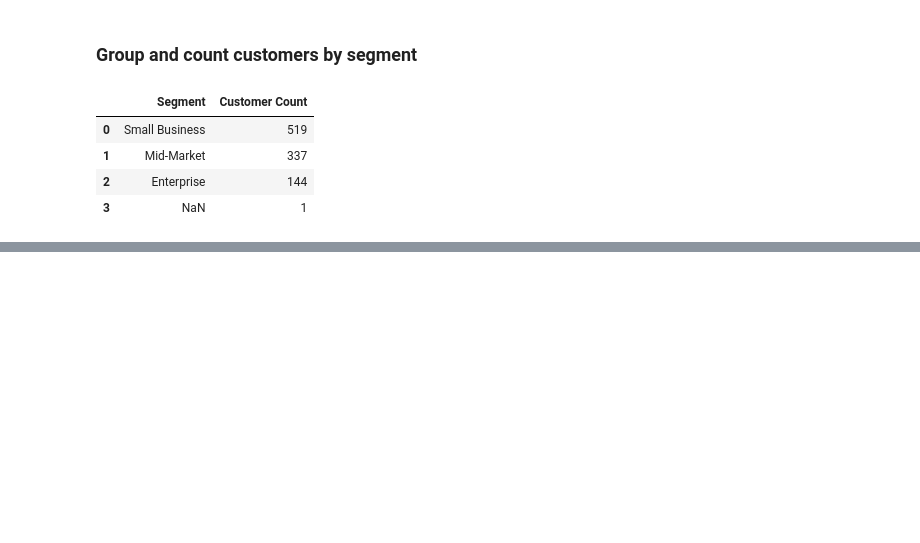
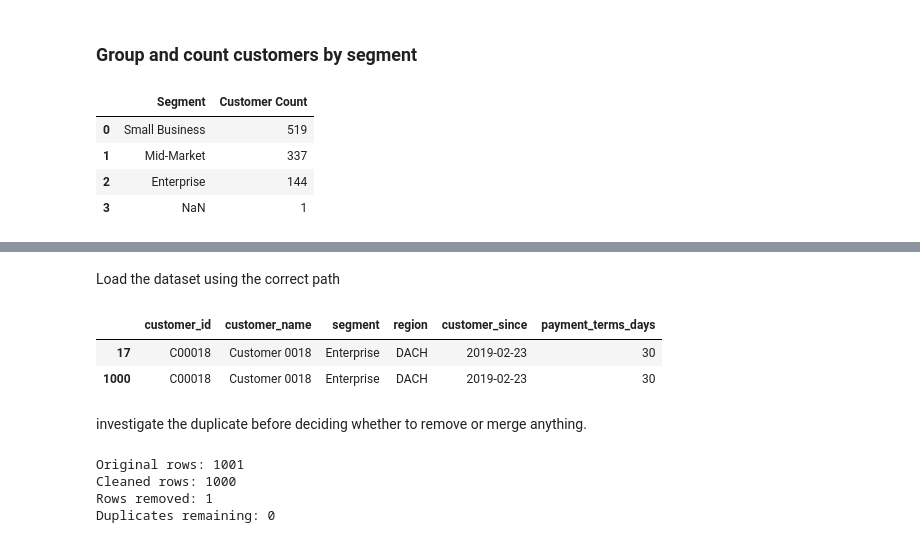
Before and after one commit to NaziaUrmi/Customer_Payments_Analytics, a Jupyter notebook: notebooks/Project_1_0.ipynb, the cells around one changed output, grey strips where cells are left out. Saved outputs shown, nothing was run; the diff lists cells and outputs as text; code cells hidden in the pictures; blank space fills up the shorter version.

```diff
--- a/notebooks/Project_1_0.ipynb
+++ b/notebooks/Project_1_0.ipynb
@@ -107,0 +134,26 @@ display(segment_counts)
+# %% [markdown]
+Load the dataset using the correct path
+# %%
+duplicate_rows = customers[
+    customers.duplicated(subset="customer_id", keep=False)
+].sort_values("customer_id")
+
+display(duplicate_rows)
+# %% [output]
+|  | customer_id | customer_name | segment | region | customer_since | payment_terms_days |
+| 17 | C00018 | Customer 0018 | Enterprise | DACH | 2019-02-23 | 30 |
+| 1000 | C00018 | Customer 0018 | Enterprise | DACH | 2019-02-23 | 30 |
+# %% [markdown]
+investigate the duplicate before deciding whether to remove or merge anything.
+# %%
+customers_clean = customers.drop_duplicates().copy()
+
+print("Original rows:", len(customers))
+print("Cleaned rows:", len(customers_clean))
+print("Rows removed:", len(customers) - len(customers_clean))
+print("Duplicates remaining:", customers_clean.duplicated().sum())
+# %% [output]
+Original rows: 1001
+Cleaned rows: 1000
+Rows removed: 1
+Duplicates remaining: 0
```
Also changed, not shown: parts of 28 cells of this notebook.
